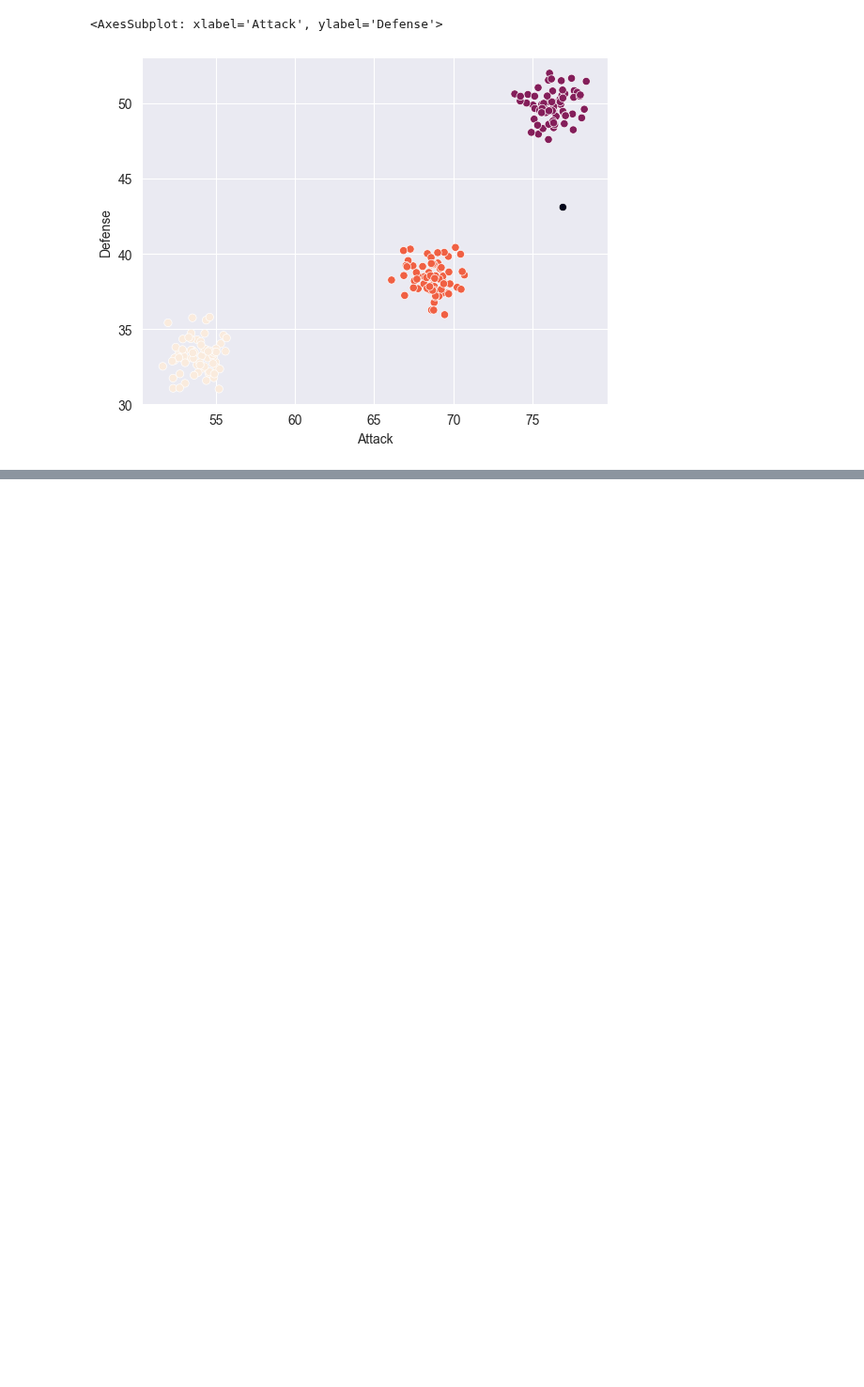
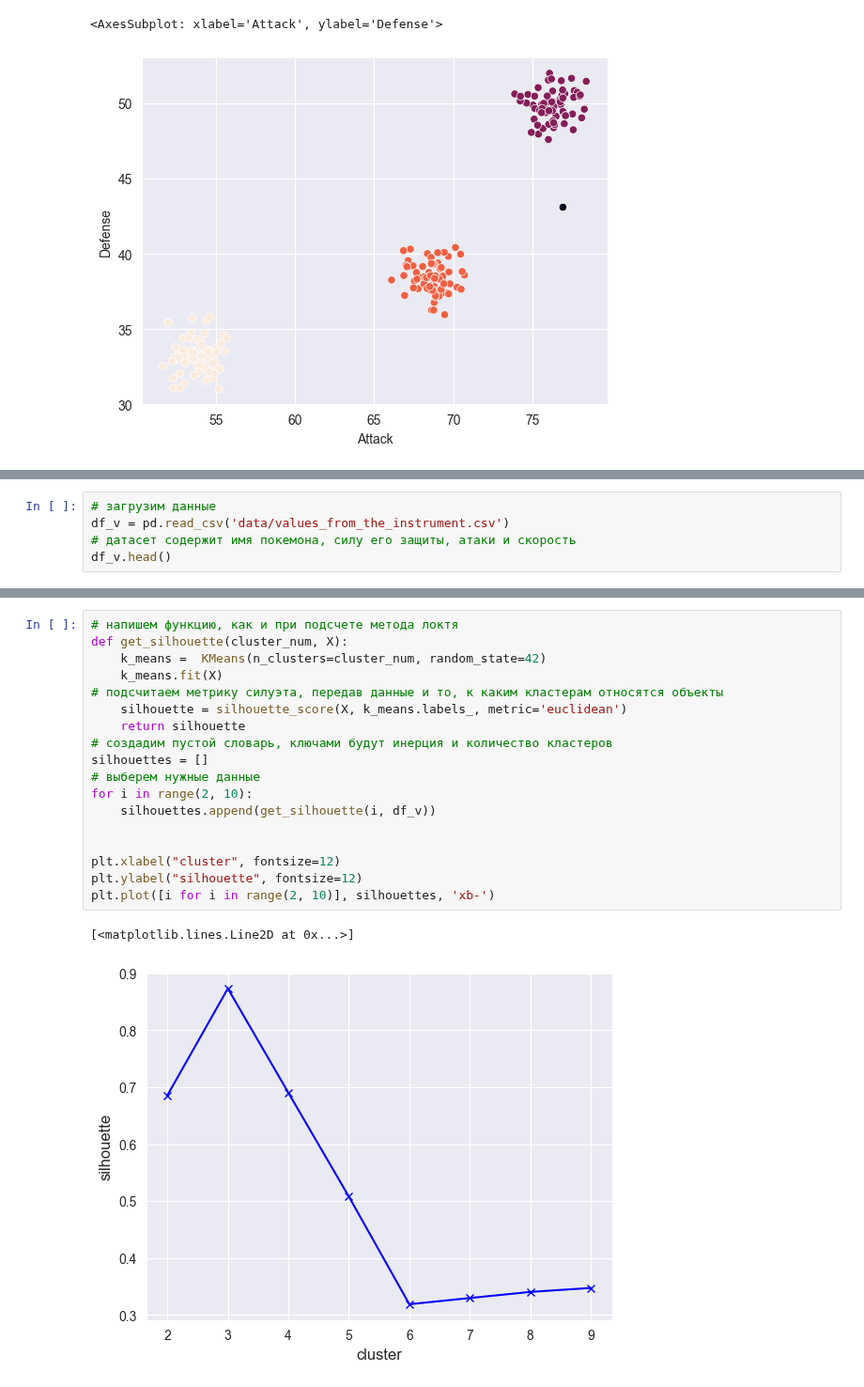
Before and after one commit to Dredox22/sf_data_science, a Jupyter notebook: SkillFactory/ML-4/dst3-ml4-2_clusterization.ipynb, the cells around one changed output, grey strips where cells are left out. Shown at 94% size. Cells and saved outputs as stored; diff of their text form; blank space fills up the shorter version.

```diff
--- a/SkillFactory/ML-4/dst3-ml4-2_clusterization.ipynb
+++ b/SkillFactory/ML-4/dst3-ml4-2_clusterization.ipynb
@@ -358,0 +367,5 @@ sns.scatterplot(x=df.Attack, y=df.Defense, c=clustering.labels_)
+# %%
+# загрузим данные
+df_v = pd.read_csv('data/values_from_the_instrument.csv')
+# датасет содержит имя покемона, силу его защиты, атаки и скорость
+df_v.head()
@@ -358,0 +379,21 @@ sns.scatterplot(x=df.Attack, y=df.Defense, c=clustering.labels_)
+# %%
+# напишем функцию, как и при подсчете метода локтя
+def get_silhouette(cluster_num, X):
+    k_means =  KMeans(n_clusters=cluster_num, random_state=42)
+    k_means.fit(X)
+# подсчитаем метрику силуэта, передав данные и то, к каким кластерам относятся объекты
+    silhouette = silhouette_score(X, k_means.labels_, metric='euclidean')
+    return silhouette
+# создадим пустой словарь, ключами будут инерция и количество кластеров
+silhouettes = []
+# выберем нужные данные
+for i in range(2, 10):
+    silhouettes.append(get_silhouette(i, df_v))
+
+
+plt.xlabel("cluster", fontsize=12)
+plt.ylabel("silhouette", fontsize=12)
+plt.plot([i for i in range(2, 10)], silhouettes, 'xb-')
+# %% [output]
+[<matplotlib.lines.Line2D at 0x...>]
+[figure, added]
```
Also changed, not shown: parts of 3 cells of this notebook.
